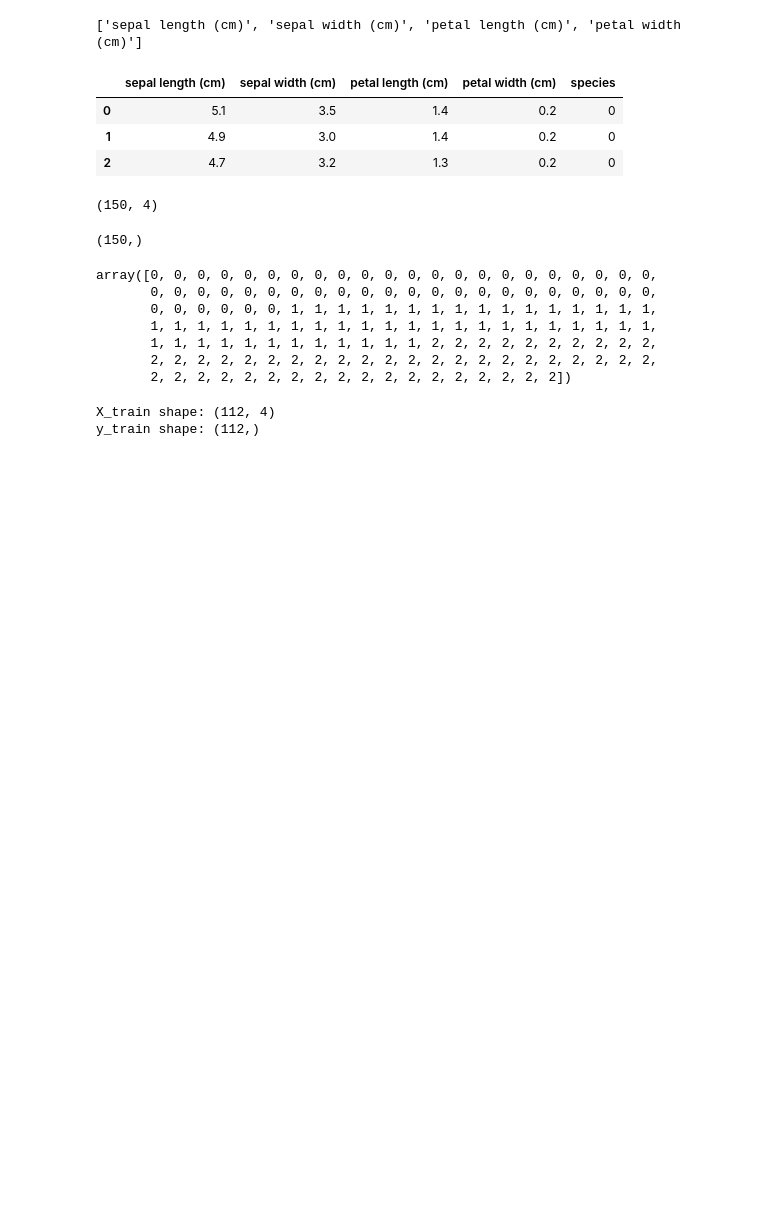
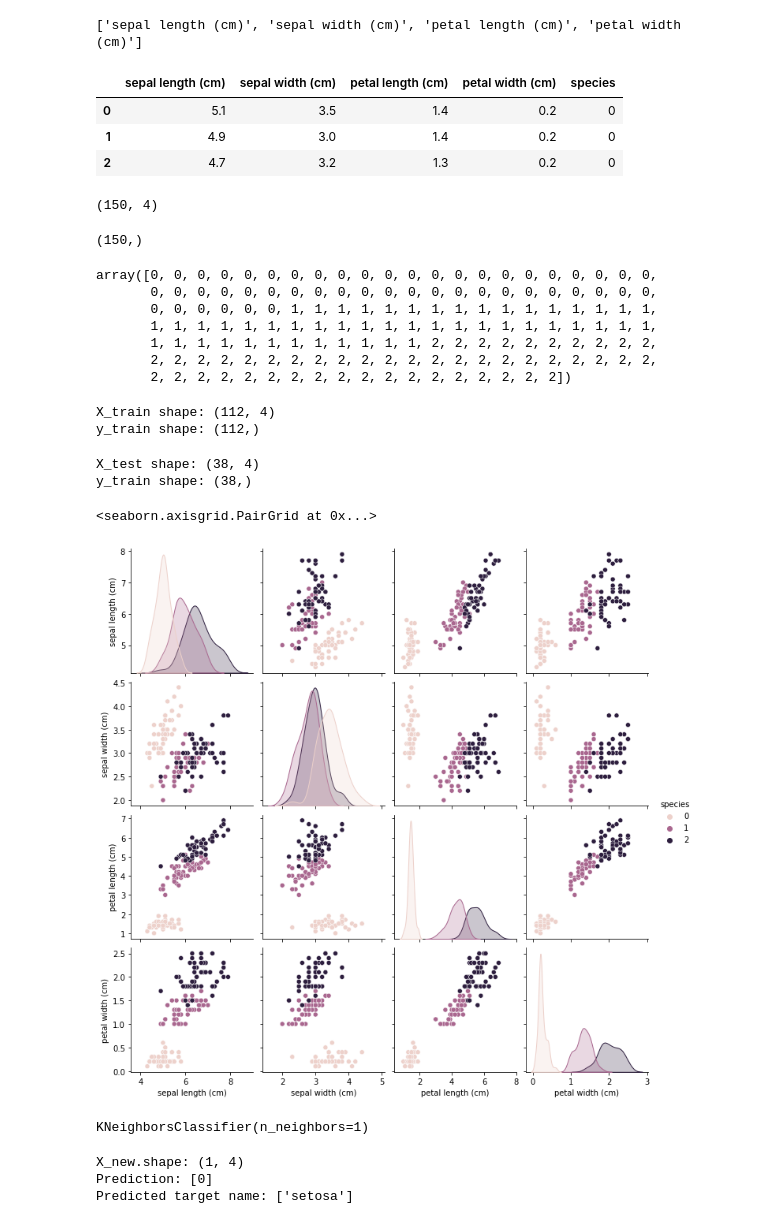
Before and after one commit to joeelorm/ML, a Jupyter notebook: Classifying Iris Species.ipynb, the cells around one changed output. Saved outputs shown, nothing was run; the diff lists cells and outputs as text; code cells hidden in the pictures; blank space fills up the shorter version.

Commit message:
Classifying Iris Species

```diff
--- a/Classifying Iris Species.ipynb
+++ b/Classifying Iris Species.ipynb
@@ -42,7 +43,7 @@ import pandas as pd
 # %%
-df = pd.DataFrame(iris_dataset['data'], columns = iris_dataset['feature_names'])
-df['species'] = iris_dataset['target']
-display(df.head(3))
+iris_df = pd.DataFrame(iris_dataset['data'], columns = iris_dataset['feature_names'])
+iris_df['species'] = iris_dataset['target']
+display(iris_df.head(3))
 # %% [output]
 |  | sepal length (cm) | sepal width (cm) | petal length (cm) | petal width (cm) | species |
 | 0 | 5.1 | 3.5 | 1.4 | 0.2 | 0 |
@@ -77,5 +79,8 @@ print('y_train shape:', y_train.shape)
 X_train shape: (112, 4)
 y_train shape: (112,)
 # %%
-print('X_test shape:', X_test_shape)
-print('y_train shape:', )
+print('X_test shape:', X_test.shape)
+print('y_train shape:', y_test.shape)
+# %% [output]
+X_test shape: (38, 4)
+y_train shape: (38,)
@@ -81,0 +89,6 @@ print('y_train shape:', )
+# %%
+#Creating a scatter matrix
+sns.pairplot(iris_df, hue = 'species', kind = 'scatter')
+# %% [output]
+<seaborn.axisgrid.PairGrid at 0x...>
+[figure, added]
@@ -81,0 +98,19 @@ print('y_train shape:', )
+# %%
+#Instantiating the classifier object and fitting it to the training set
+knn = KNeighborsClassifier(n_neighbors = 1)
+knn.fit(X_train, y_train)
+# %% [output]
+KNeighborsClassifier(n_neighbors=1)
+# %%
+#Making Predictions
+import numpy as np
+X_new = np.array([[5, 2.9, 1, 0.2]])
+print('X_new.shape:', X_new.shape)
+
+prediction = knn.predict(X_new)
+print('Prediction:', prediction)
+print('Predicted target name:', iris_dataset['target_names'][prediction])
+# %% [output]
+X_new.shape: (1, 4)
+Prediction: [0]
+Predicted target name: ['setosa']
```
Also changed, not shown: parts of 5 cells of this notebook.
